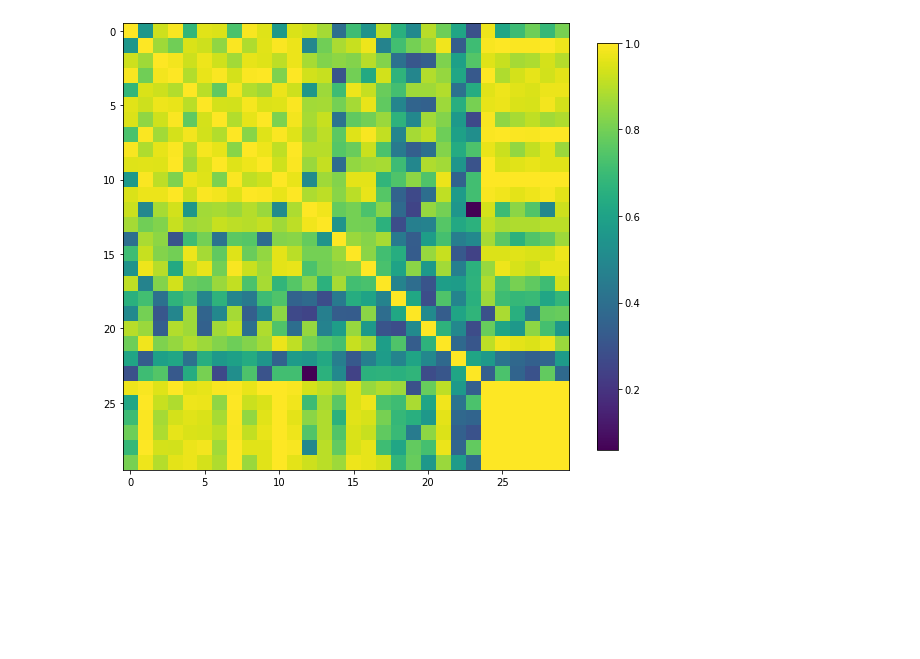
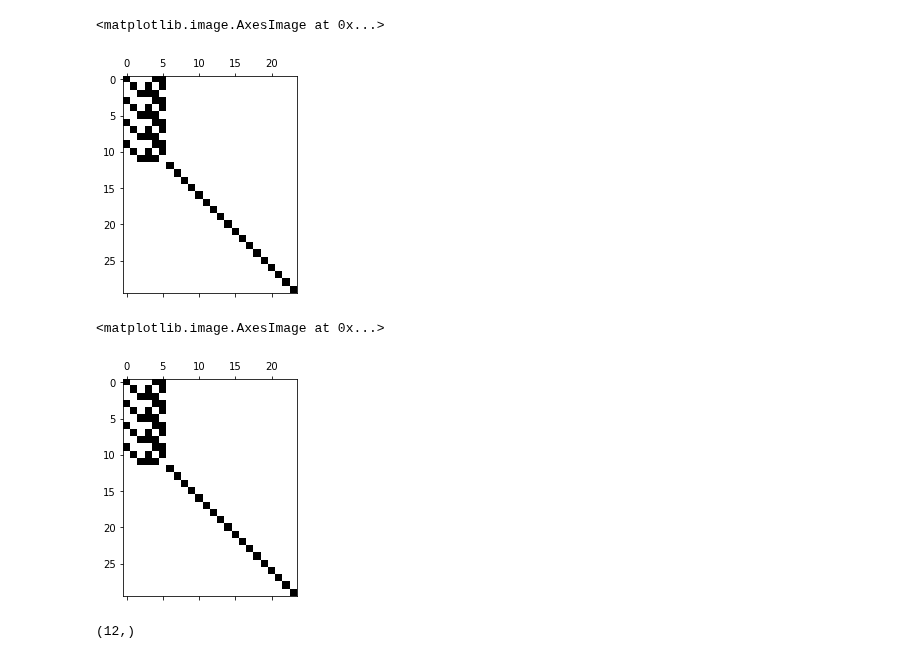
Before and after one commit to yannikmadeheim-del/pyFBS-nonlinear, a Jupyter notebook: examples/MCK_Engine_mount.ipynb, the cells around one changed output. Drawn from its saved outputs; the diff is of its cells as text; code cells hidden in the pictures; blank space fills up the shorter version.

```diff
--- a/examples/MCK_Engine_mount.ipynb
+++ b/examples/MCK_Engine_mount.ipynb
@@ -77,45 +77,12 @@ plt.plot(MK.freq,np.angle(MK.FRF[0,0]))
-# %%
-def coh_frf(h_num, h_exp,check = False):
-    """
-    :param h_num: numerični kompleksni vektor FRF
-    :param h_exp: eksperimentalni kompleksni vektor FRF
-
-    :return: vrednost coherence kriterija
-    """
-
-    h_numk = np.conjugate(h_num)
-    h_expk = np.conjugate(h_exp)
-
-    def vector(h_, h_K):
-        """
-        :param h_: kompleksni vektor FRF
-        :param h_K: konjugirani kompleksni vektor FRF
-
-        :return: vektorski produkt
-        """
-
-        vec = np.dot(h_, h_K)
-        return vec
-
-    coh = (h_num + h_exp)
-
-    coh = np.abs(vector((h_num + h_exp), (h_numk + h_expk)))  / 2 / (vector(h_numk, h_num)+vector(h_expk, h_exp))
-    coh_abs = np.abs(coh)
-
-    if check:
-        return coh,coh_abs
-    else:
-        return coh_abs
-
-Y_coh = np.zeros((30,30))
-
-for i in range(30):
-    for j in range(30):
-        Y_coh[i,j] = coh_frf(MK.FRF[i,j], MK.FRF[j,i])
-
-
-plt.figure(figsize = (10,10))
-plt.imshow(Y_coh)
-plt.colorbar(shrink =.75);
-# %% [output]
-[figure, removed]
+# %%
+vpt = pyFBS.VPT(xlsx, ch="Channels_AB", refch="Impacts_AB", vp_ch = "VP Channels" ,vp_refch = "VP RefChannels")
+# %%
+plt.spy(vpt.Rf)
+# %% [output]
+<matplotlib.image.AxesImage at 0x...>
+[figure, added]
+# %%
+plt.spy(vpt.Ru)
+# %% [output]
+<matplotlib.image.AxesImage at 0x...>
+[figure, added]
@@ -121,0 +91,5 @@ plt.colorbar(shrink =.75);
+# %%
+vpt.consistency([1],[1])
+vpt.specific_impact.shape
+# %% [output]
+(12,)
```
Also changed, not shown: parts of 11 cells of this notebook, 7 other files.
